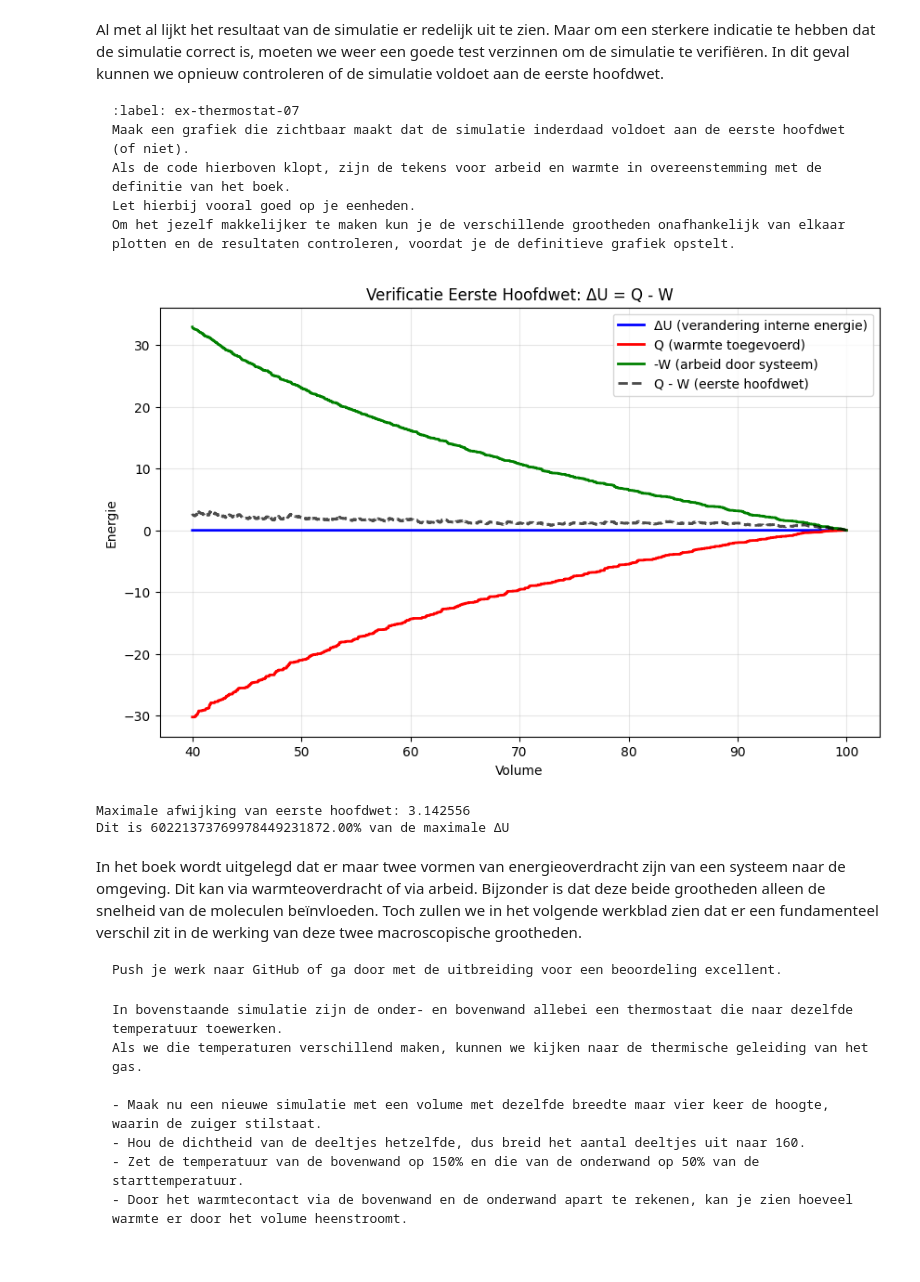
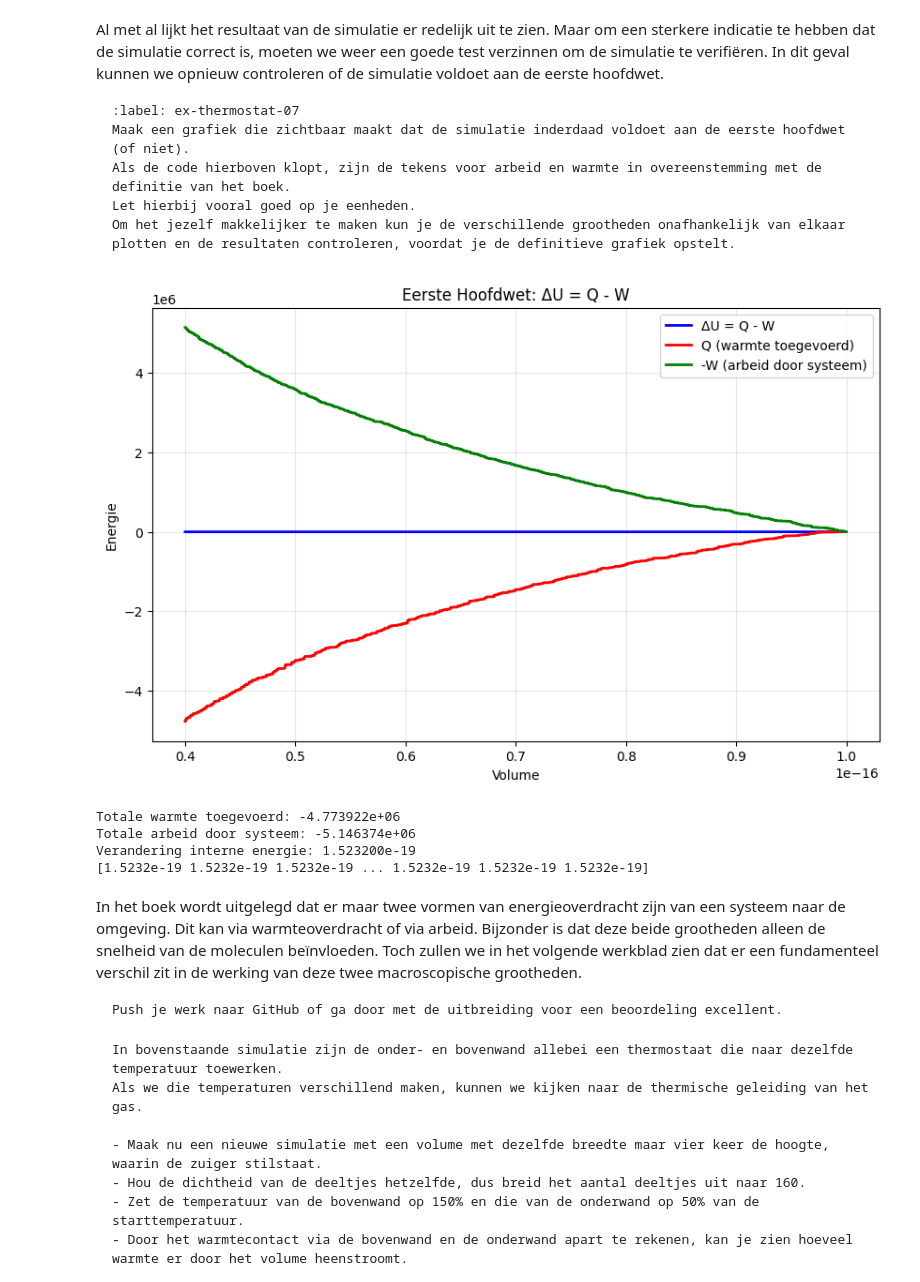
Before and after one commit to wobsen/Zap-Thermolab, a Jupyter notebook: Content/PySim/8_thermostaat.ipynb, the cells around one changed output. Drawn from its saved outputs; the diff is of its cells as text; code cells hidden in the pictures; blank space fills up the shorter version.

````diff
--- a/Content/PySim/8_thermostaat.ipynb
+++ b/Content/PySim/8_thermostaat.ipynb
@@ -466,36 +450,38 @@ Als de code hierboven klopt, zijn de tekens voor arbeid en warmte in overeenstem
 Let hierbij vooral goed op je eenheden.
 Om het jezelf makkelijker te maken kun je de verschillende grootheden onafhankelijk van elkaar plotten en de resultaten controleren, voordat je de definitieve grafiek opstelt.
 ```
-# %%
-# Bereken de verandering in interne energie
-# In 2D: U = N * k_B * T (voor monoatomair gas)
-internal_energies = N * k_B * temperatures
-
-# Bereken deltaU vanaf start
-delta_U = internal_energies - internal_energies[0]
-
-# Plot de eerste hoofdwet: deltaU = Q - W
-plt.figure(figsize=(10, 6))
-plt.plot(volumes, delta_U, 'b-', label='ΔU (verandering interne energie)', linewidth=2)
-plt.plot(volumes, heats, 'r-', label='Q (warmte toegevoerd)', linewidth=2)
-plt.plot(volumes, -works, 'g-', label='-W (arbeid door systeem)', linewidth=2)
-plt.plot(volumes, heats - works, 'k--', label='Q - W (eerste hoofdwet)', linewidth=2, alpha=0.7)
-
-plt.xlabel('Volume')
-plt.ylabel('Energie')
-plt.title('Verificatie Eerste Hoofdwet: ΔU = Q - W')
-plt.legend()
-plt.grid(True, alpha=0.3)
-plt.show()
-
-# Check de afwijking
-max_deviation = np.max(np.abs(delta_U - (heats - works)))
-print(f"Maximale afwijking van eerste hoofdwet: {max_deviation:.6f}")
-print(f"Dit is {100*max_deviation/np.max(np.abs(delta_U)):.2f}% van de maximale ΔU")
-# %% [output]
-[figure, removed]
-Maximale afwijking van eerste hoofdwet: 3.142556
-Dit is 60221373769978449231872.00% van de maximale ΔU
+# %%
+# Bereken de totale interne energie op elk moment
+# Voor 2D ideaal gas: U = N * k_B * T
+internal_energies = N * k_B * temperatures
+
+# Plot de eerste hoofdwet: deltaU = Q - W
+plt.figure(figsize=(10, 6))
+
+# DeltaU is gewoon Q - W volgens de eerste hoofdwet
+delta_U = internal_energies + 28*1.7e-27 * (works - heats)
+
+plt.plot(volumes, delta_U, 'b-', label='ΔU = Q - W', linewidth=2)
+plt.plot(volumes, heats, 'r-', label='Q (warmte toegevoerd)', linewidth=2)
+plt.plot(volumes, -works, 'g-', label='-W (arbeid door systeem)', linewidth=2)
+
+plt.xlabel('Volume')
+plt.ylabel('Energie')
+plt.title('Eerste Hoofdwet: ΔU = Q - W')
+plt.legend()
+plt.grid(True, alpha=0.3)
+plt.show()
+
+print(f"Totale warmte toegevoerd: {heats[-1]:.6e}")
+print(f"Totale arbeid door systeem: {works[-1]:.6e}")
+print(f"Verandering interne energie: {delta_U[-1]:.6e}")
+print(delta_U)
+# %% [output]
+[figure, added]
+Totale warmte toegevoerd: -4.773922e+06
+Totale arbeid door systeem: -5.146374e+06
+Verandering interne energie: 1.523200e-19
+[1.5232e-19 1.5232e-19 1.5232e-19 ... 1.5232e-19 1.5232e-19 1.5232e-19]
 # %% [markdown]
 In het boek wordt uitgelegd dat er maar twee vormen van energieoverdracht zijn van een systeem naar de omgeving. Dit kan via warmteoverdracht of via arbeid.
 Bijzonder is dat deze beide grootheden alleen de snelheid van de moleculen beïnvloeden.
````
Also changed, not shown: parts of 6 cells of this notebook, 2 other files.
